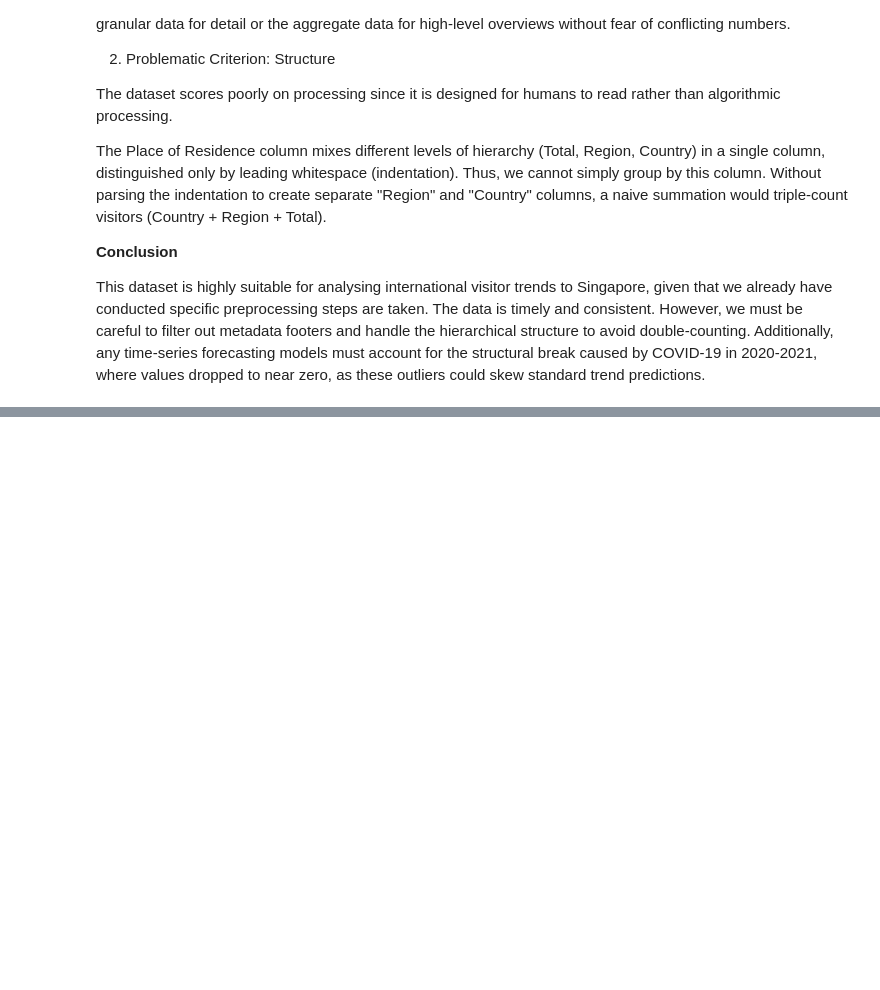
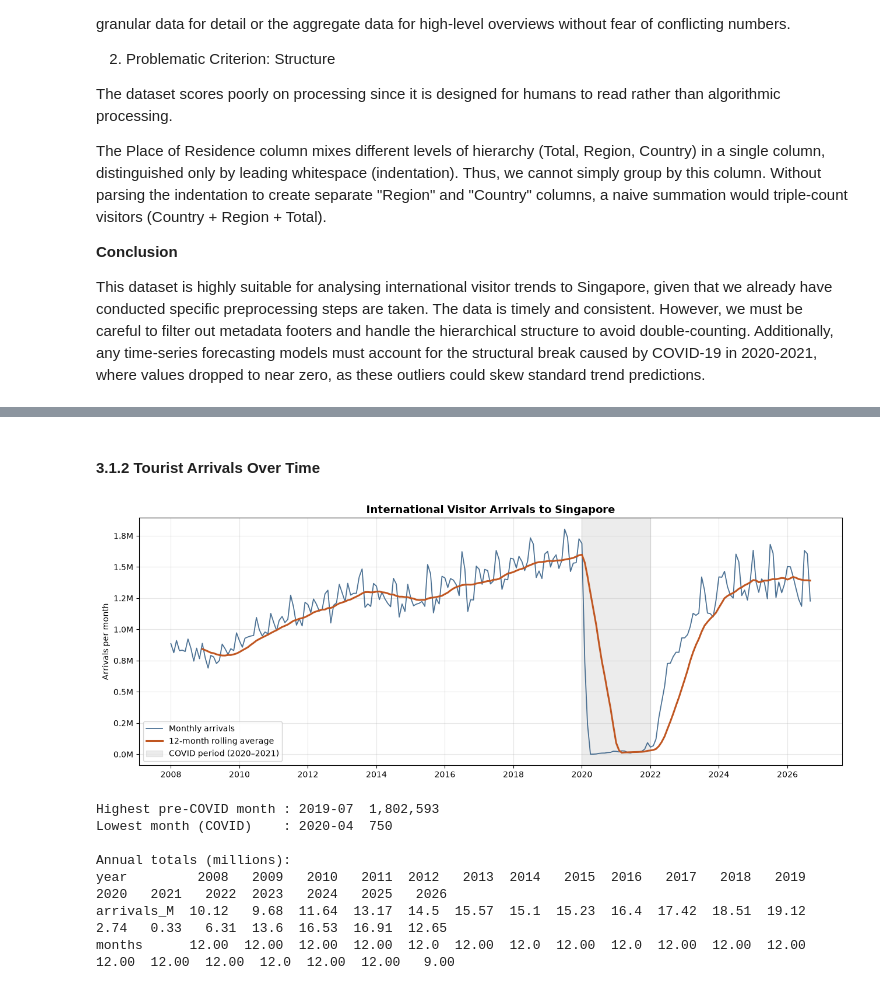
Before and after one commit to towe0004/Data-Processing, a Jupyter notebook: DP.ipynb, the cells around one changed output, grey strips where cells are left out. Saved outputs shown, nothing was run; the diff lists cells and outputs as text; code cells hidden in the pictures; blank space fills up the shorter version.

```diff
--- a/DP.ipynb
+++ b/DP.ipynb
@@ -1121,0 +1421,33 @@ This dataset is highly suitable for analysing international visitor trends to Si
+# %% [markdown]
+#### 3.1.2 Tourist Arrivals Over Time
+# %%
+fig, ax = plt.subplots(figsize=(13, 5))
+ax.plot(df['date'], df[TARGET], color='#1f4e79', lw=1.3, alpha=0.8, label='Monthly arrivals')
+ax.plot(df['date'], df[TARGET].rolling(12).mean(), color='#c05621', lw=2.2, label='12-month rolling average')
+covid = df[df['covid_period'] == 1]
+ax.axvspan(covid['date'].min(), covid['date'].max() + pd.offsets.MonthEnd(0),
+           color='grey', alpha=0.15, label='COVID period (2020–2021)')
+ax.yaxis.set_major_formatter(millions)
+ax.set_title("International Visitor Arrivals to Singapore", fontsize=13, fontweight='bold')
+ax.set_ylabel("Arrivals per month")
+ax.legend(loc='lower left')
+ax.grid(alpha=0.3)
+plt.tight_layout()
+plt.show()
+
+annual = df.groupby('year').agg(total=(TARGET, 'sum'), months=(TARGET, 'size'))
+pre_covid_peak = df[df['year'] < 2020].loc[lambda d: d[TARGET].idxmax()]
+trough = df.loc[df[TARGET].idxmin()]
+print(f"Highest pre-COVID month : {pre_covid_peak['month']}  {pre_covid_peak[TARGET]:,.0f}")
+print(f"Lowest month (COVID)    : {trough['month']}  {trough[TARGET]:,.0f}")
+print("\nAnnual totals (millions):")
+print((annual['total'] / 1e6).round(2).to_frame('arrivals_M').join(annual['months']).T.to_string())
+# %% [output]
+[figure, added]
+Highest pre-COVID month : 2019-07  1,802,593
+Lowest month (COVID)    : 2020-04  750
+
+Annual totals (millions):
+year         2008   2009   2010   2011  2012   2013  2014   2015  2016   2017   2018   2019   2020   2021   2022  2023   2024   2025   2026
+arrivals_M  10.12   9.68  11.64  13.17  14.5  15.57  15.1  15.23  16.4  17.42  18.51  19.12   2.74   0.33   6.31  13.6  16.53  16.91  12.65
+months      12.00  12.00  12.00  12.00  12.0  12.00  12.0  12.00  12.0  12.00  12.00  12.00  12.00  12.00  12.00  12.0  12.00  12.00   9.00
```
Also changed, not shown: parts of 48 cells of this notebook, 1 other file.
